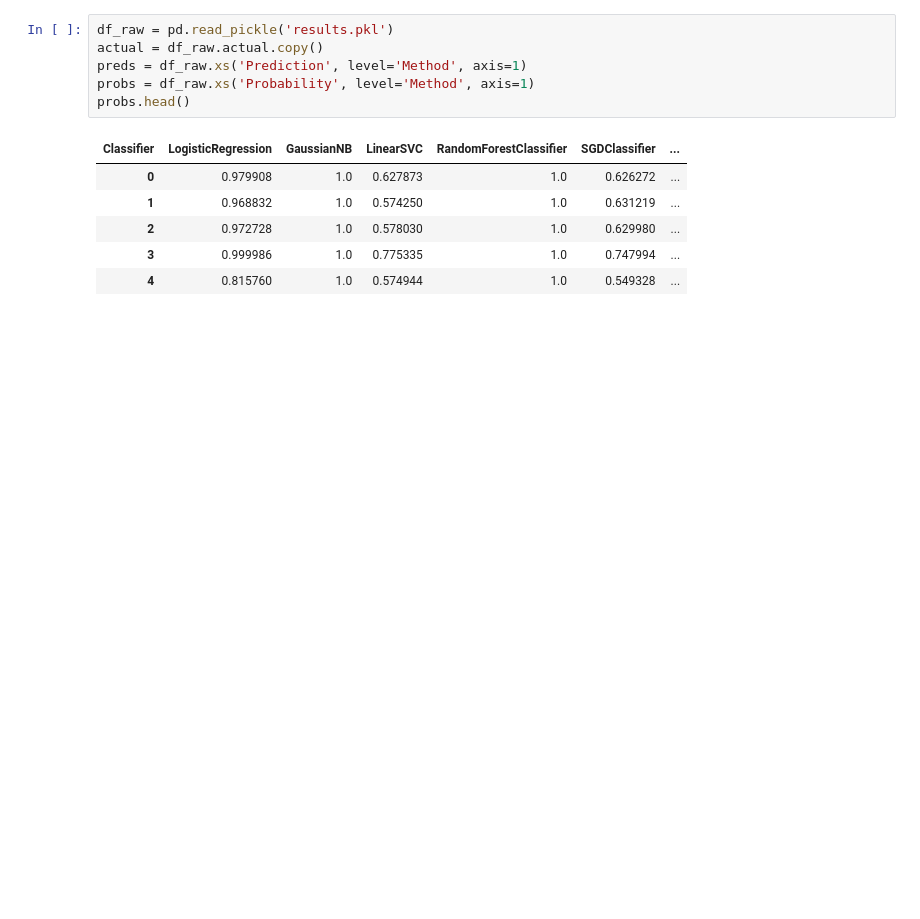
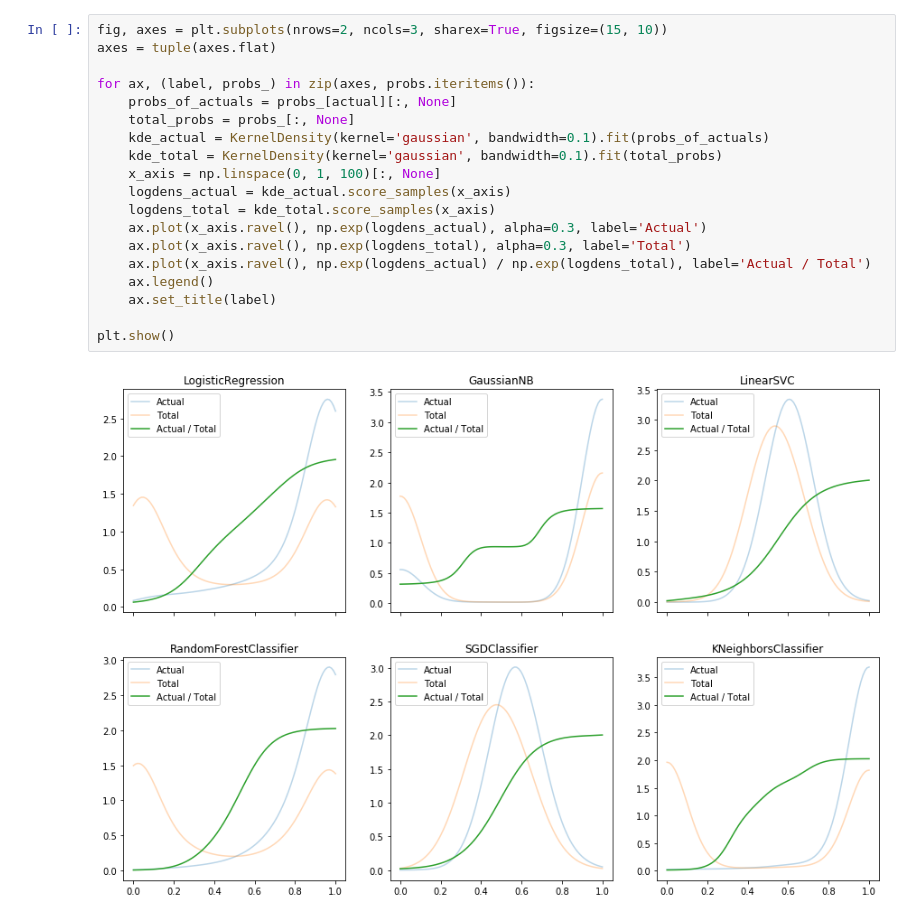
Before and after one commit to johnstill/calibration, a Jupyter notebook: Calibration via KDE.ipynb, the cells around one changed output. Cells and saved outputs as stored; diff of their text form; blank space fills up the shorter version.

```diff
--- a/Calibration via KDE.ipynb
+++ b/Calibration via KDE.ipynb
@@ -13,13 +30,21 @@ from utils import load_probs
-# %%
-df_raw = pd.read_pickle('results.pkl')
-actual = df_raw.actual.copy()
-preds = df_raw.xs('Prediction', level='Method', axis=1)
-probs = df_raw.xs('Probability', level='Method', axis=1)
-probs.head()
-# %% [output]
-| Classifier | LogisticRegression | GaussianNB | LinearSVC | RandomForestClassifier | SGDClassifier | ... |
-| 0 | 0.979908 | 1.0 | 0.627873 | 1.0 | 0.626272 | ... |
-| 1 | 0.968832 | 1.0 | 0.574250 | 1.0 | 0.631219 | ... |
-| 2 | 0.972728 | 1.0 | 0.578030 | 1.0 | 0.629980 | ... |
-| 3 | 0.999986 | 1.0 | 0.775335 | 1.0 | 0.747994 | ... |
-| 4 | 0.815760 | 1.0 | 0.574944 | 1.0 | 0.549328 | ... |
+# %%
+fig, axes = plt.subplots(nrows=2, ncols=3, sharex=True, figsize=(15, 10))
+axes = tuple(axes.flat)
+
+for ax, (label, probs_) in zip(axes, probs.iteritems()):
+    probs_of_actuals = probs_[actual][:, None]
+    total_probs = probs_[:, None]
+    kde_actual = KernelDensity(kernel='gaussian', bandwidth=0.1).fit(probs_of_actuals)
+    kde_total = KernelDensity(kernel='gaussian', bandwidth=0.1).fit(total_probs)
+    x_axis = np.linspace(0, 1, 100)[:, None]
+    logdens_actual = kde_actual.score_samples(x_axis)
+    logdens_total = kde_total.score_samples(x_axis)
+    ax.plot(x_axis.ravel(), np.exp(logdens_actual), alpha=0.3, label='Actual')
+    ax.plot(x_axis.ravel(), np.exp(logdens_total), alpha=0.3, label='Total')
+    ax.plot(x_axis.ravel(), np.exp(logdens_actual) / np.exp(logdens_total), label='Actual / Total')
+    ax.legend()
+    ax.set_title(label)
+
+plt.show()
+# %% [output]
+[figure, added]
```
Also changed, not shown: parts of 1 cell of this notebook.
